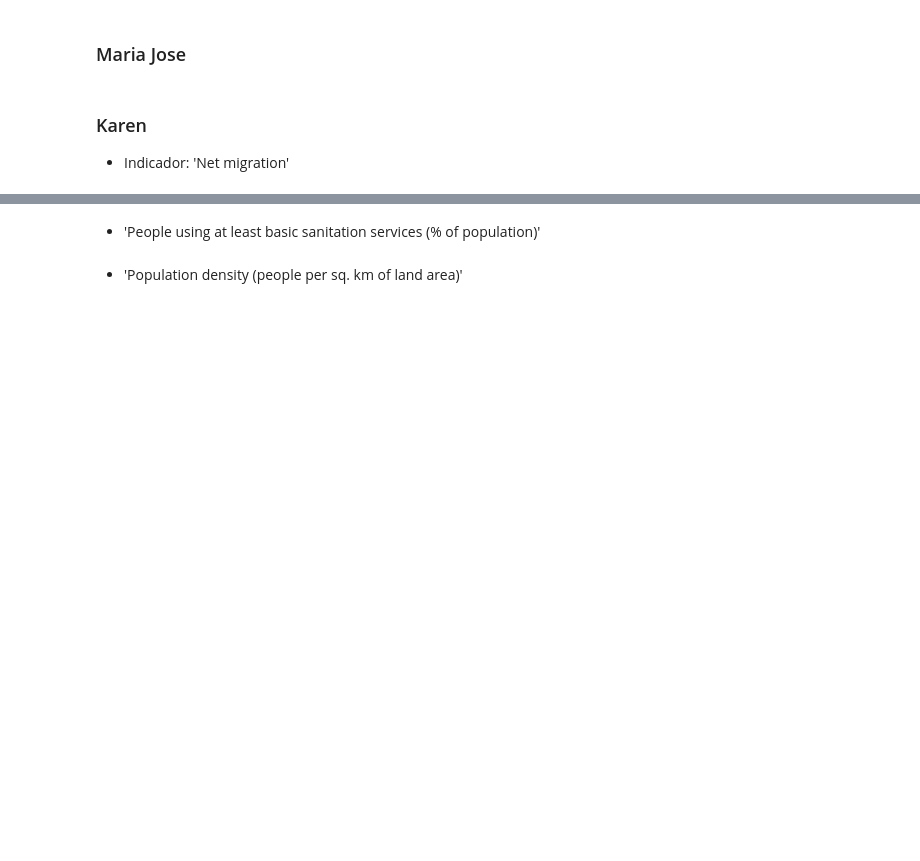
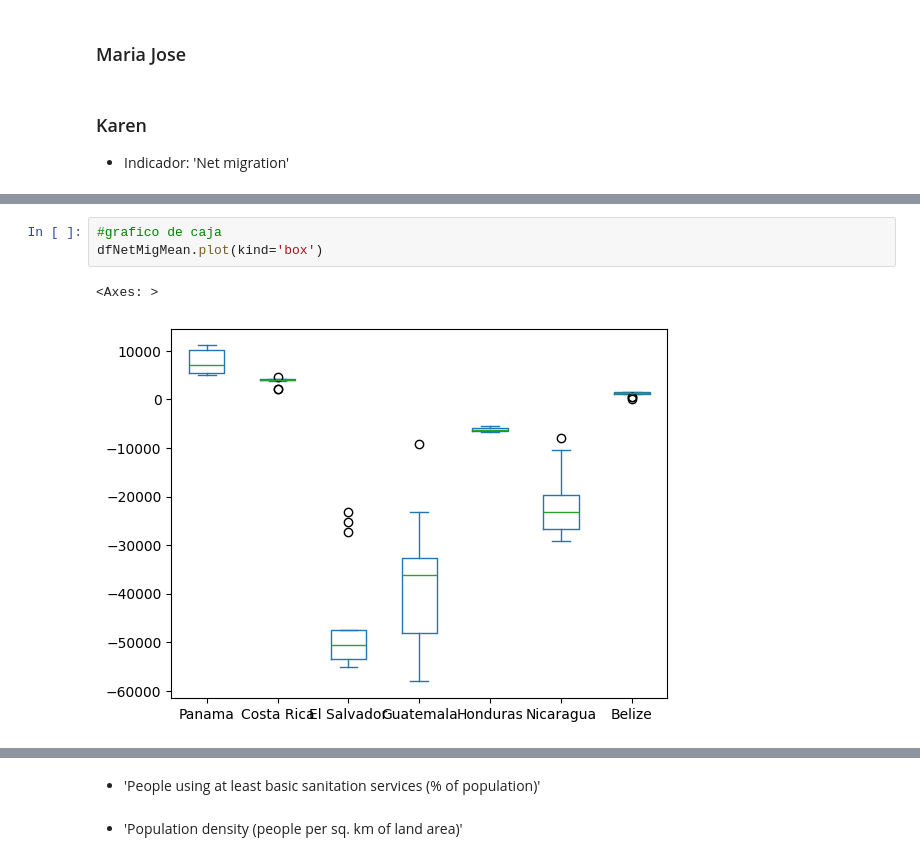
Before and after one commit to KarenSSanchezP/AnalisisLongevidad-AC, a Jupyter notebook: archivo.ipynb, the cells around one changed output, grey strips where cells are left out. Saved outputs shown, nothing was run; the diff lists cells and outputs as text; blank space fills up the shorter version.

```diff
--- a/archivo.ipynb
+++ b/archivo.ipynb
@@ -67,0 +146,6 @@ NameError: name 'df' is not defined
+# %%
+#grafico de caja
+dfNetMigMean.plot(kind='box')
+# %% [output]
+<Axes: >
+[figure, added]
```
Also changed, not shown: parts of 8 cells of this notebook, 1 other file.
